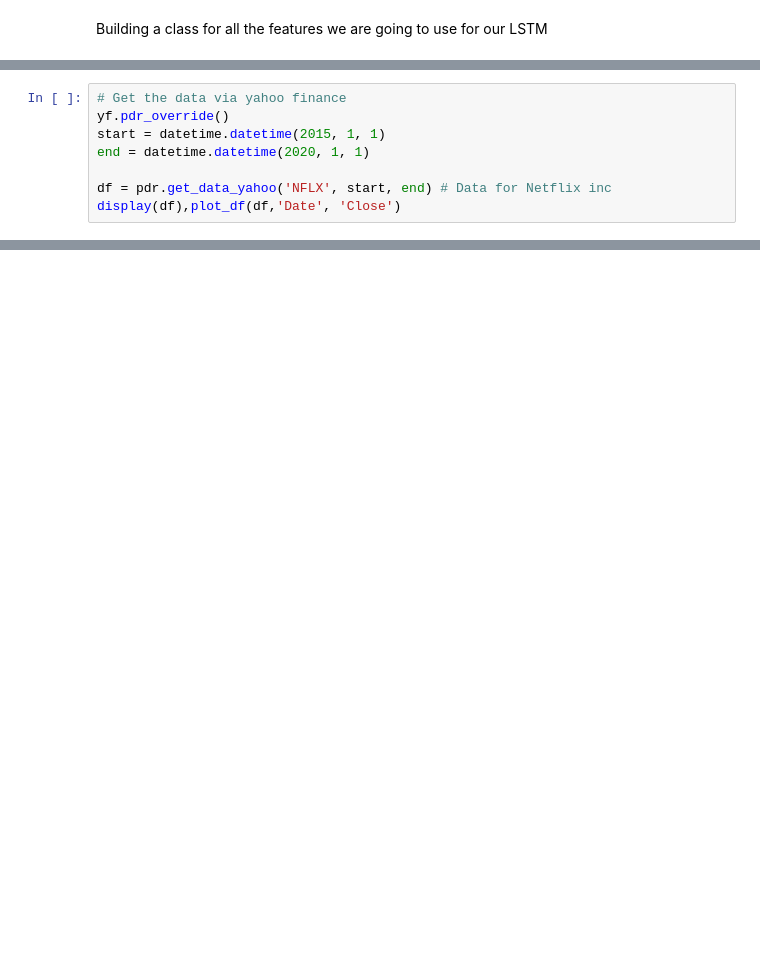
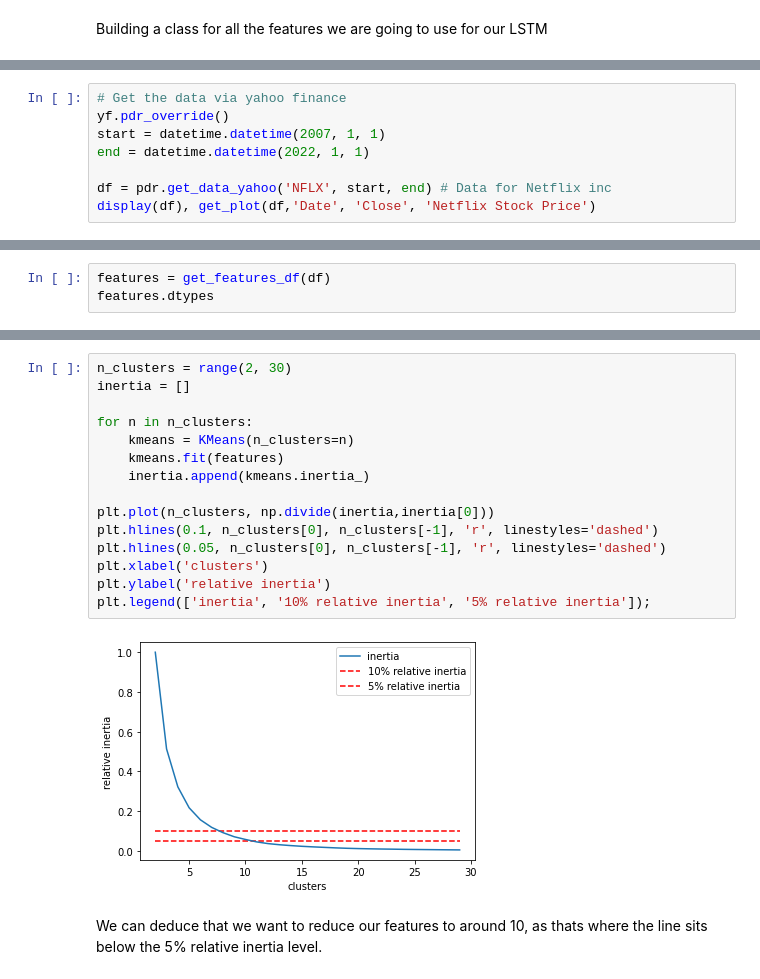
Before and after one commit to bavin342/Data-Science, a Jupyter notebook: CQF_LSTM_Project.ipynb, the cells around one changed output, grey strips where cells are left out. Cells and saved outputs as stored; diff of their text form; blank space fills up the shorter version.

```diff
--- a/CQF_LSTM_Project.ipynb
+++ b/CQF_LSTM_Project.ipynb
@@ -143,9 +274,9 @@ SyntaxError: ignored
 # %%
 # Get the data via yahoo finance
 yf.pdr_override()
-start = datetime.datetime(2015, 1, 1)
-end = datetime.datetime(2020, 1, 1)
+start = datetime.datetime(2007, 1, 1)
+end = datetime.datetime(2022, 1, 1)
 
 df = pdr.get_data_yahoo('NFLX', start, end) # Data for Netflix inc
-display(df),plot_df(df,'Date', 'Close')
+display(df), get_plot(df,'Date', 'Close', 'Netflix Stock Price')
 # %% [output]
@@ -170,0 +284,3 @@ display(df),plot_df(df,'Date', 'Close')
+# %%
+features = get_features_df(df)
+features.dtypes
@@ -170,0 +322,19 @@ display(df),plot_df(df,'Date', 'Close')
+# %%
+n_clusters = range(2, 30)
+inertia = []
+
+for n in n_clusters:
+    kmeans = KMeans(n_clusters=n)
+    kmeans.fit(features)
+    inertia.append(kmeans.inertia_)
+
+plt.plot(n_clusters, np.divide(inertia,inertia[0]))
+plt.hlines(0.1, n_clusters[0], n_clusters[-1], 'r', linestyles='dashed')
+plt.hlines(0.05, n_clusters[0], n_clusters[-1], 'r', linestyles='dashed')
+plt.xlabel('clusters')
+plt.ylabel('relative inertia')
+plt.legend(['inertia', '10% relative inertia', '5% relative inertia']);
+# %% [output]
+[figure, added]
+# %% [markdown]
+We can deduce that we want to reduce our features to around 10, as thats where the line sits below the 5% relative inertia level.
```
Also changed, not shown: parts of 46 cells of this notebook.
